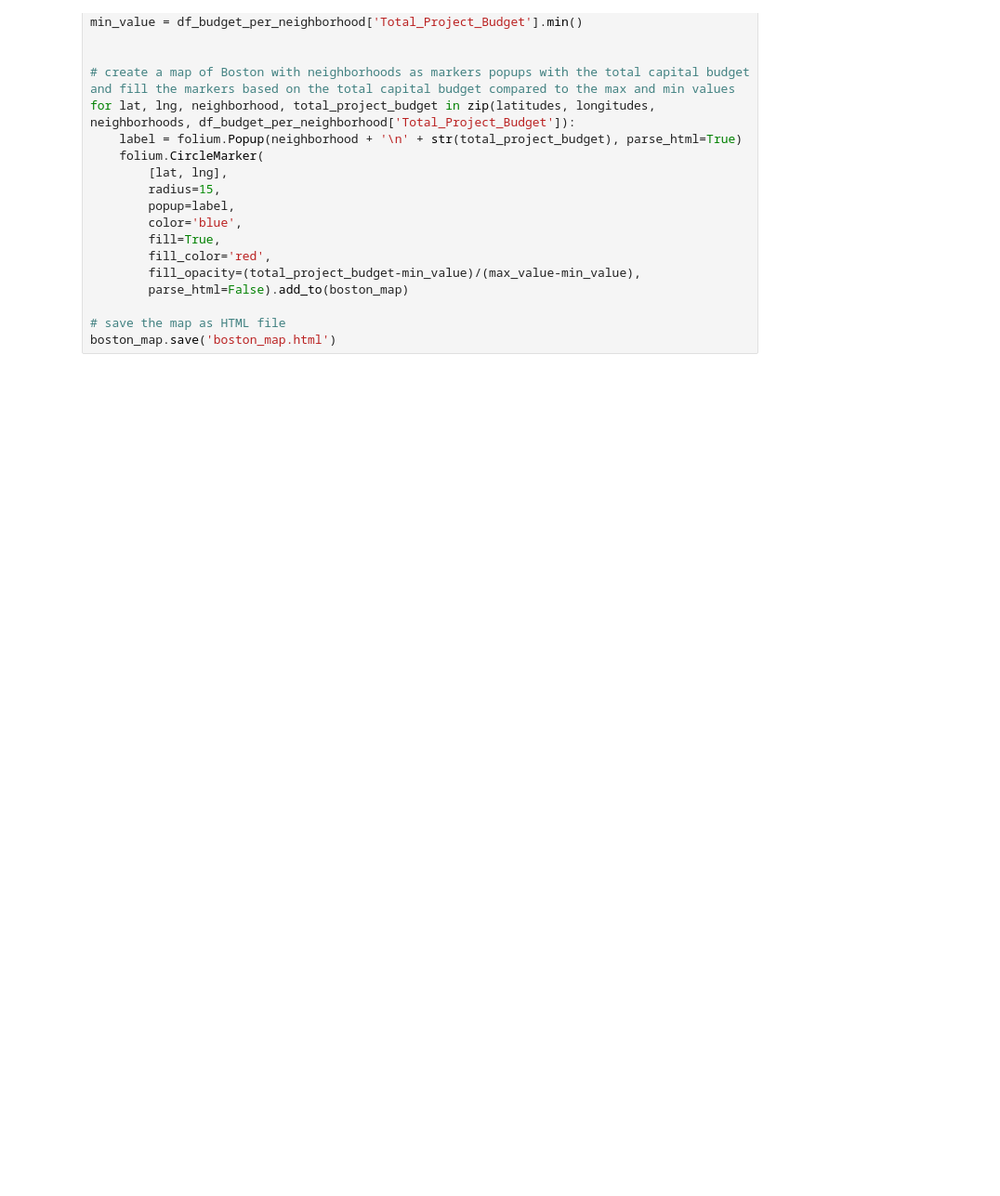
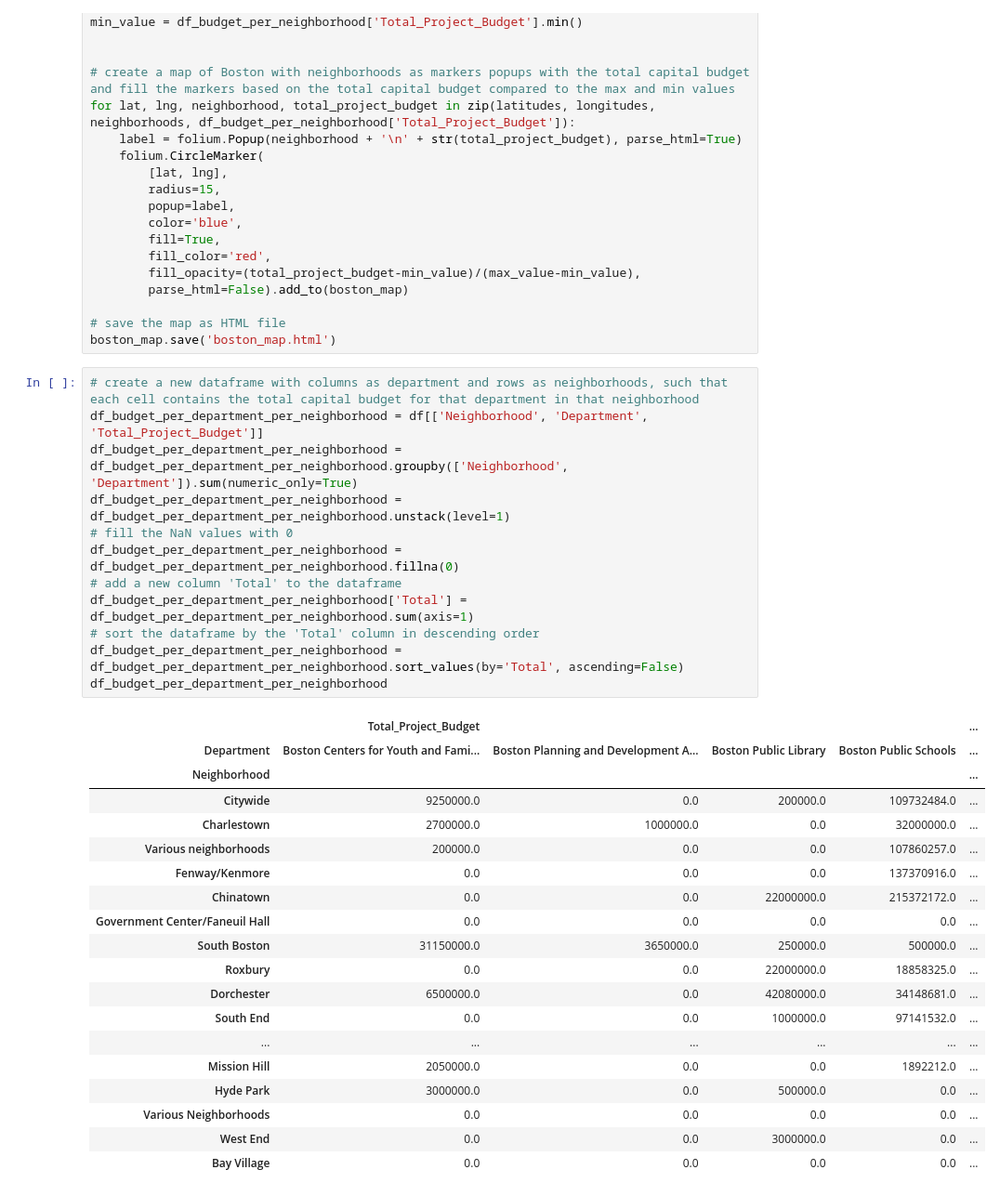
Before and after one commit to BU-Spark/ds-councilor-mejia-city-services, a Jupyter notebook: fall22-team-5/deliverables/deliverable1/capital/capital_budget.ipynb, the cells around one changed output. Shown: that part at 93% size. Drawn from its saved outputs; the diff is of its cells as text; blank space fills up the shorter version.

```diff
--- a/fall22-team-5/deliverables/deliverable1/capital/capital_budget.ipynb
+++ b/fall22-team-5/deliverables/deliverable1/capital/capital_budget.ipynb
@@ -175,3 +175,35 @@ for lat, lng, neighborhood, total_project_budget in zip(latitudes, longitudes, n
 
 # save the map as HTML file
 boston_map.save('boston_map.html')
+# %%
+# create a new dataframe with columns as department and rows as neighborhoods, such that each cell contains the total capital budget for that department in that neighborhood
+df_budget_per_department_per_neighborhood = df[['Neighborhood', 'Department', 'Total_Project_Budget']]
+df_budget_per_department_per_neighborhood = df_budget_per_department_per_neighborhood.groupby(['Neighborhood', 'Department']).sum(numeric_only=True)
+df_budget_per_department_per_neighborhood = df_budget_per_department_per_neighborhood.unstack(level=1)
+# fill the NaN values with 0
+df_budget_per_department_per_neighborhood = df_budget_per_department_per_neighborhood.fillna(0)
+# add a new column 'Total' to the dataframe
+df_budget_per_department_per_neighborhood['Total'] = df_budget_per_department_per_neighborhood.sum(axis=1)
+# sort the dataframe by the 'Total' column in descending order
+df_budget_per_department_per_neighborhood = df_budget_per_department_per_neighborhood.sort_values(by='Total', ascending=False)
+df_budget_per_department_per_neighborhood
+# %% [output]
+|  | Total_Project_Budget |  |  |  | ... |
+| Department | Boston Centers for Youth and Fami... | Boston Planning and Development A... | Boston Public Library | Boston Public Schools | ... |
+| Neighborhood |  |  |  |  | ... |
+| Citywide | 9250000.0 | 0.0 | 200000.0 | 109732484.0 | ... |
+| Charlestown | 2700000.0 | 1000000.0 | 0.0 | 32000000.0 | ... |
+| Various neighborhoods | 200000.0 | 0.0 | 0.0 | 107860257.0 | ... |
+| Fenway/Kenmore | 0.0 | 0.0 | 0.0 | 137370916.0 | ... |
+| Chinatown | 0.0 | 0.0 | 22000000.0 | 215372172.0 | ... |
+| Government Center/Faneuil Hall | 0.0 | 0.0 | 0.0 | 0.0 | ... |
+| South Boston | 31150000.0 | 3650000.0 | 250000.0 | 500000.0 | ... |
+| Roxbury | 0.0 | 0.0 | 22000000.0 | 18858325.0 | ... |
+| Dorchester | 6500000.0 | 0.0 | 42080000.0 | 34148681.0 | ... |
+| South End | 0.0 | 0.0 | 1000000.0 | 97141532.0 | ... |
+| ... | ... | ... | ... | ... | ... |
+| Mission Hill | 2050000.0 | 0.0 | 0.0 | 1892212.0 | ... |
+| Hyde Park | 3000000.0 | 0.0 | 500000.0 | 0.0 | ... |
+| Various Neighborhoods | 0.0 | 0.0 | 0.0 | 0.0 | ... |
+| West End | 0.0 | 0.0 | 3000000.0 | 0.0 | ... |
+| Bay Village | 0.0 | 0.0 | 0.0 | 0.0 | ... |
```
Also changed, not shown: parts of 1 cell of this notebook, 1 other file.
